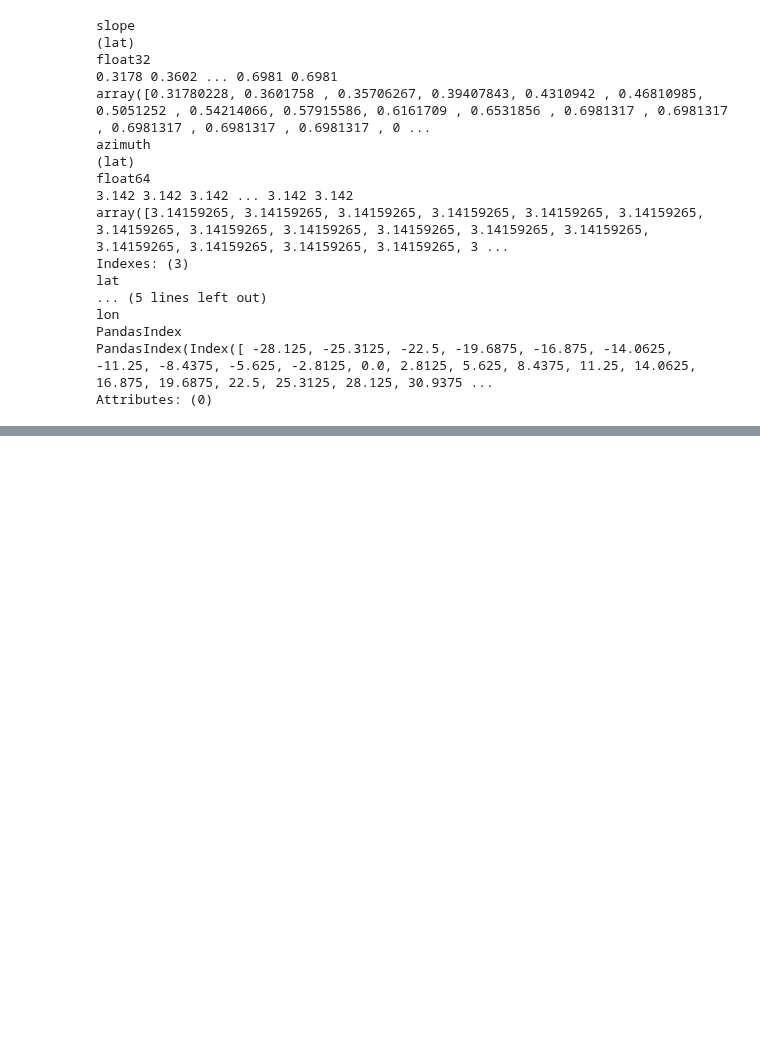
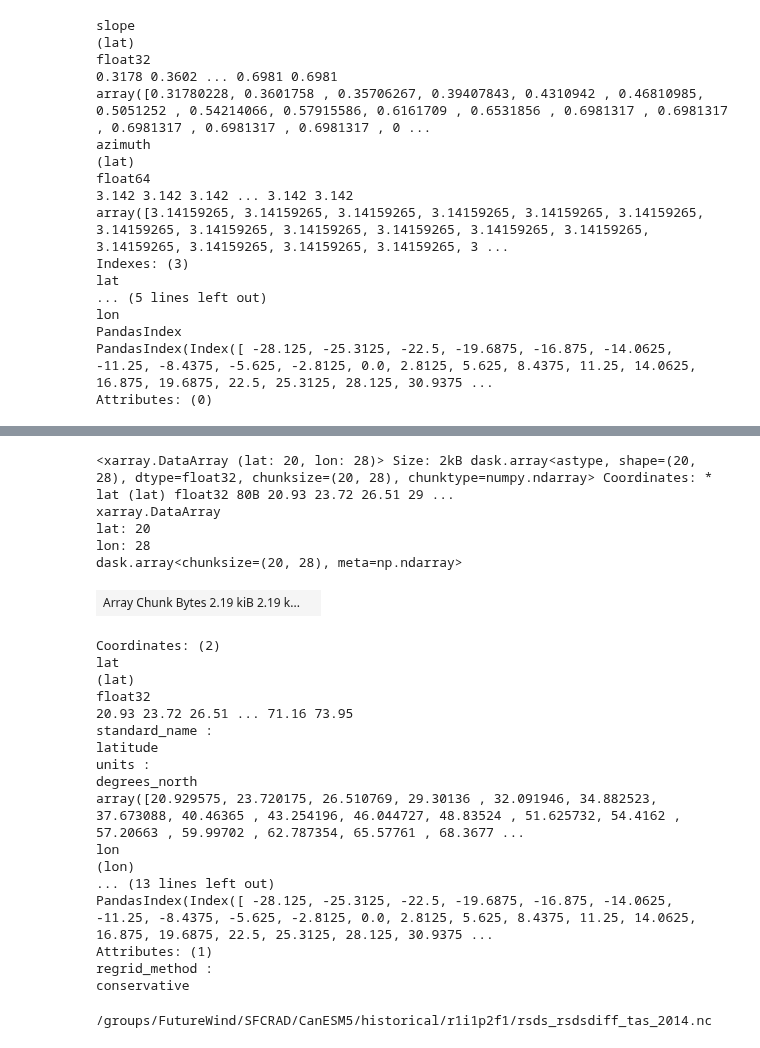
Before and after one commit to martabresco/Climate-Change-Impacted-Solar-Energy-Generation, a Jupyter notebook: pv_function.ipynb, the cells around one changed output, grey strips where cells are left out. Saved outputs shown, nothing was run; the diff lists cells and outputs as text; code cells hidden in the pictures; blank space fills up the shorter version.

```diff
--- a/pv_function.ipynb
+++ b/pv_function.ipynb
@@ -355,0 +419,30 @@ tracking=None
+# %%
+mean_albedo_model
+# %% [output]
+<xarray.DataArray (lat: 20, lon: 28)> Size: 2kB dask.array<astype, shape=(20, 28), dtype=float32, chunksize=(20, 28), chunktype=numpy.ndarray> Coordinates: * lat (lat) float32 80B 20.93 23.72 26.51 29 ...
+xarray.DataArray
+lat: 20
+lon: 28
+dask.array<chunksize=(20, 28), meta=np.ndarray>
+| Array Chunk Bytes 2.19 kiB 2.19 k... |  |
+Coordinates: (2)
+lat
+(lat)
+float32
+20.93 23.72 26.51 ... 71.16 73.95
+standard_name :
+latitude
+units :
+degrees_north
+array([20.929575, 23.720175, 26.510769, 29.30136 , 32.091946, 34.882523, 37.673088, 40.46365 , 43.254196, 46.044727, 48.83524 , 51.625732, 54.4162 , 57.20663 , 59.99702 , 62.787354, 65.57761 , 68.3677 ...
+lon
+(lon)
+... (13 lines left out)
+PandasIndex(Index([ -28.125, -25.3125, -22.5, -19.6875, -16.875, -14.0625, -11.25, -8.4375, -5.625, -2.8125, 0.0, 2.8125, 5.625, 8.4375, 11.25, 14.0625, 16.875, 19.6875, 22.5, 25.3125, 28.125, 30.9375 ...
+Attributes: (1)
+regrid_method :
+conservative
+# %%
+print(filepath_model)
+# %% [output]
+/groups/FutureWind/SFCRAD/CanESM5/historical/r1i1p2f1/rsds_rsdsdiff_tas_2014.nc
```
Also changed, not shown: parts of 21 cells of this notebook.
